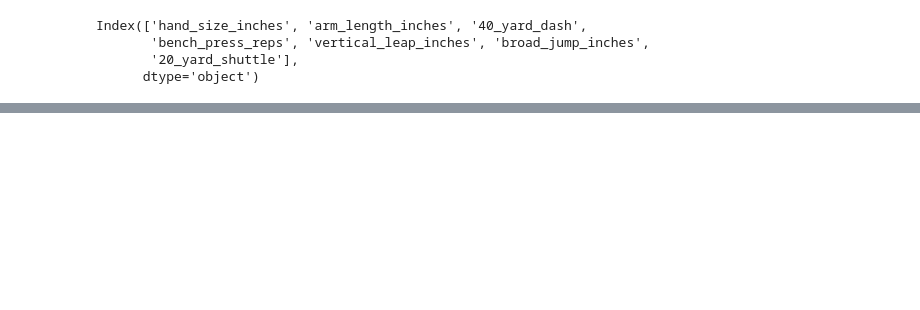
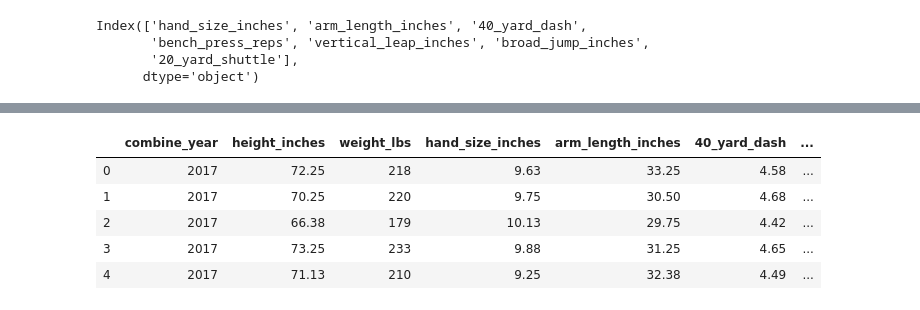
Before and after one commit to michaelpallante/nfl_combine_classification_modeling, a Jupyter notebook: notebooks/nfl_combine_data_cleaning.ipynb, the cells around one changed output, grey strips where cells are left out. Drawn from its saved outputs; the diff is of its cells as text; code cells hidden in the pictures; blank space fills up the shorter version.

```diff
--- a/notebooks/nfl_combine_data_cleaning.ipynb
+++ b/notebooks/nfl_combine_data_cleaning.ipynb
@@ -531 +564,10 @@ KeyError: "['index'] not found in axis"
+# %%
+rb_df.head()
+# %% [output]
+|  | combine_year | height_inches | weight_lbs | hand_size_inches | arm_length_inches | 40_yard_dash | ... |
+| 0 | 2017 | 72.25 | 218 | 9.63 | 33.25 | 4.58 | ... |
+| 1 | 2017 | 70.25 | 220 | 9.75 | 30.50 | 4.68 | ... |
+| 2 | 2017 | 66.38 | 179 | 10.13 | 29.75 | 4.42 | ... |
+| 3 | 2017 | 73.25 | 233 | 9.88 | 31.25 | 4.65 | ... |
+| 4 | 2017 | 71.13 | 210 | 9.25 | 32.38 | 4.49 | ... |
 # %%
```
Also changed, not shown: parts of 12 cells of this notebook.
